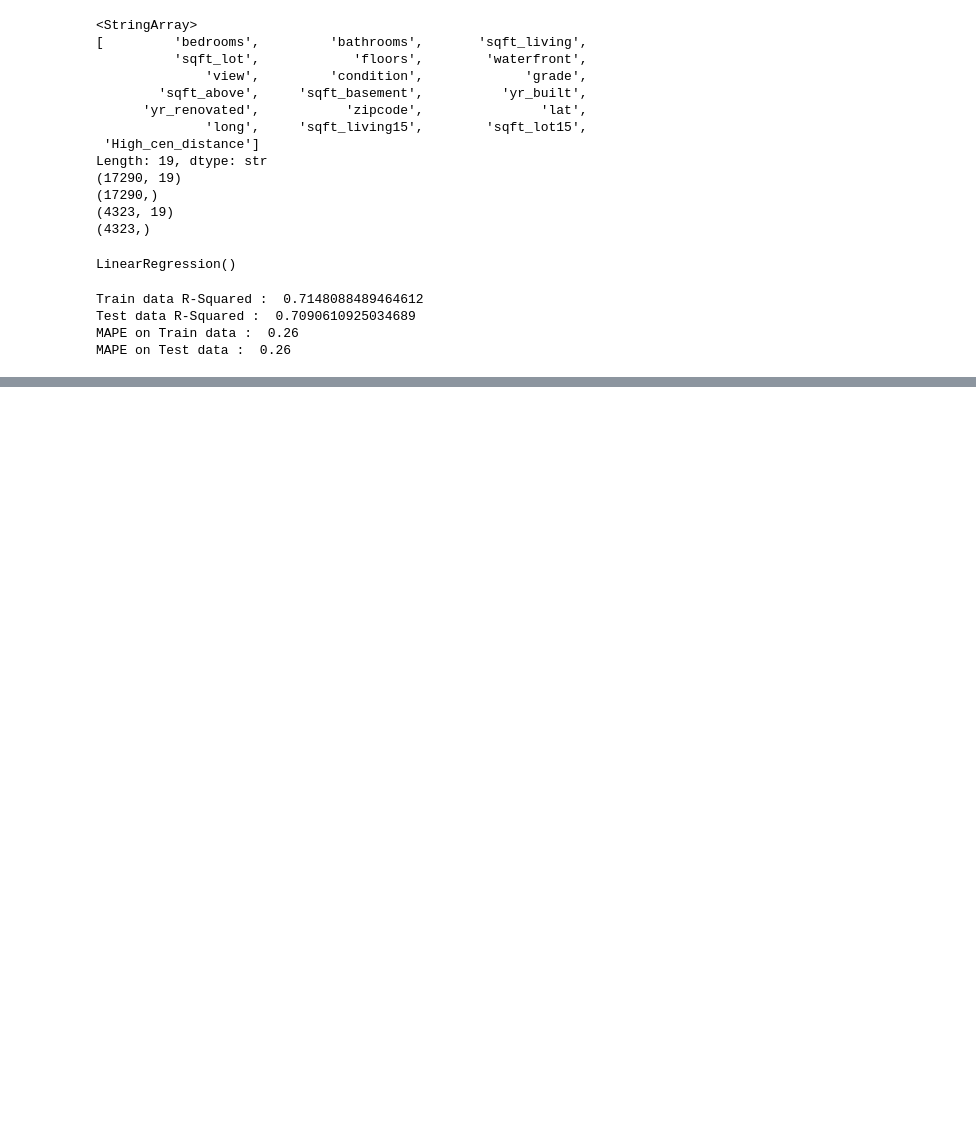
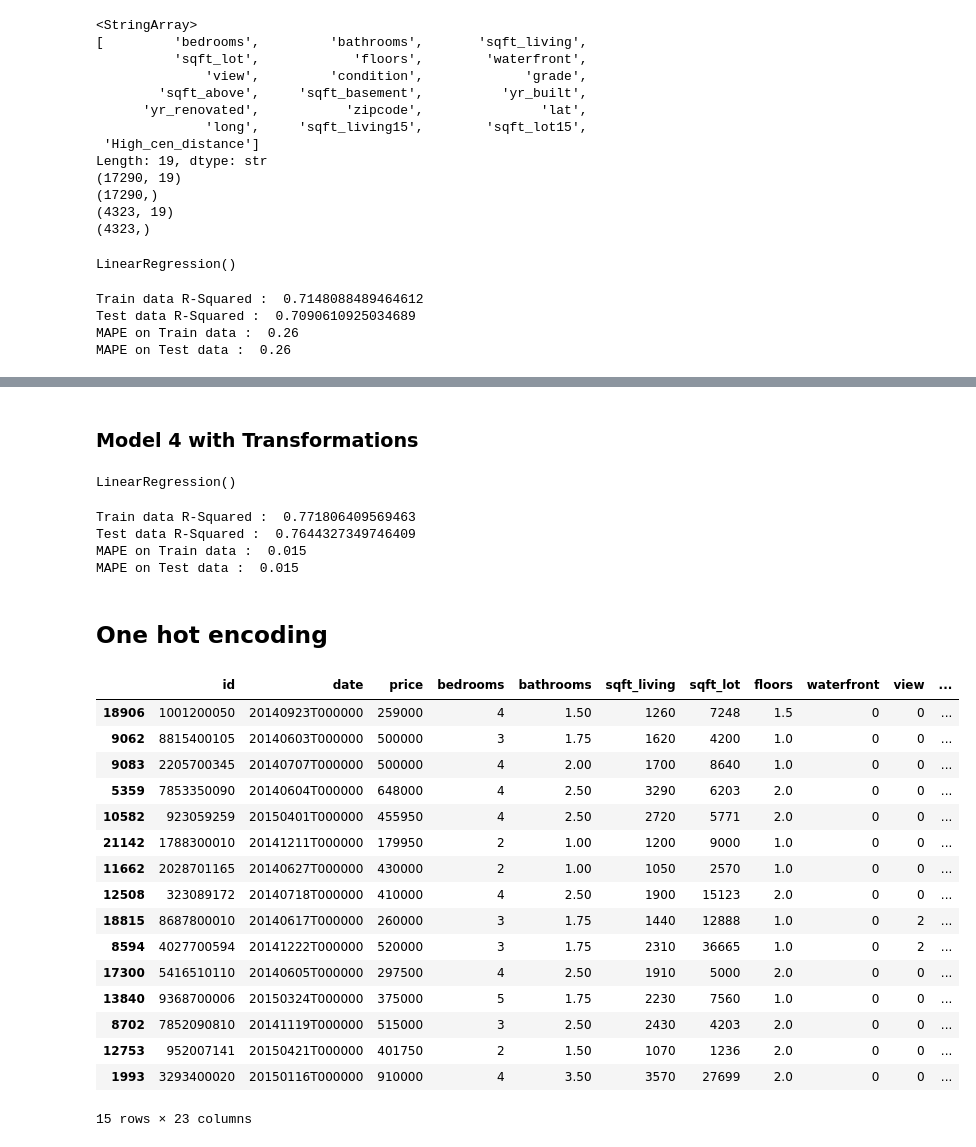
Before and after one commit to Sneha-sharma26/MLwithPy, a Jupyter notebook: feature_engg.ipynb, the cells around one changed output, grey strips where cells are left out. Cells and saved outputs as stored; diff of their text form; code cells hidden in the pictures; blank space fills up the shorter version.

```diff
--- a/feature_engg.ipynb
+++ b/feature_engg.ipynb
@@ -316,0 +353,60 @@ MAPE on Test data :  0.26
+# %% [markdown]
+### Model 4 with Transformations
+# %%
+# Model building after Transformations
+# Defining X and y data
+X = house_price_data[['bedrooms', 'bathrooms', 'sqft_living', 'sqft_lot', 'floors', 'waterfront', 'view', 'condition', 'grade', 'sqft_above', 'sqft_basement', 'yr_built', 'yr_renovated', 'zipcode', 'lat', 'long', 'sqft_living15', 'sqft_lot15']]
+
+y = house_price_data['log_price']
+
+from sklearn  import model_selection
+X_train, X_test, y_train, y_test = model_selection.train_test_split(X, y ,test_size=0.2, random_state=55)
+
+import sklearn
+model4 = sklearn.linear_model.LinearRegression()
+model4.fit(X_train, y_train)
+# %% [output]
+LinearRegression()
+# %%
+# Rsquared Calculation on Train data
+from sklearn import metrics
+y_pred_train=model4.predict(X_train)
+print("Train data R-Squared : ", metrics.r2_score(y_train,y_pred_train))
+
+# Rsquared Calculation on test data
+y_pred_test=model4.predict(X_test)
+print("Test data R-Squared : " , metrics.r2_score(y_test,y_pred_test))
+
+# MAPE
+print("MAPE on Train data : ", round(np.mean(np.abs(y_train - y_pred_train)/y_train),4))
+print("MAPE on Test data : ", round(np.mean(np.abs(y_test - y_pred_test)/y_test),4))
+
+# The accuracy has improved after log transformation of target variable but is not accepted in real world scenarios and industries.
+# %% [output]
+Train data R-Squared :  0.771806409569463
+Test data R-Squared :  0.7644327349746409
+MAPE on Train data :  0.015
+MAPE on Test data :  0.015
+# %% [markdown]
+## One hot encoding
+# %%
+# Checking all columns in the dataset
+house_price_data.columns
+# %% [output]
+|  | id | date | price | bedrooms | bathrooms | sqft_living | sqft_lot | floors | waterfront | view | ... |
+| 18906 | 1001200050 | 20140923T000000 | 259000 | 4 | 1.50 | 1260 | 7248 | 1.5 | 0 | 0 | ... |
+| 9062 | 8815400105 | 20140603T000000 | 500000 | 3 | 1.75 | 1620 | 4200 | 1.0 | 0 | 0 | ... |
+| 9083 | 2205700345 | 20140707T000000 | 500000 | 4 | 2.00 | 1700 | 8640 | 1.0 | 0 | 0 | ... |
+| 5359 | 7853350090 | 20140604T000000 | 648000 | 4 | 2.50 | 3290 | 6203 | 2.0 | 0 | 0 | ... |
+| 10582 | 923059259 | 20150401T000000 | 455950 | 4 | 2.50 | 2720 | 5771 | 2.0 | 0 | 0 | ... |
+| 21142 | 1788300010 | 20141211T000000 | 179950 | 2 | 1.00 | 1200 | 9000 | 1.0 | 0 | 0 | ... |
+| 11662 | 2028701165 | 20140627T000000 | 430000 | 2 | 1.00 | 1050 | 2570 | 1.0 | 0 | 0 | ... |
+| 12508 | 323089172 | 20140718T000000 | 410000 | 4 | 2.50 | 1900 | 15123 | 2.0 | 0 | 0 | ... |
+| 18815 | 8687800010 | 20140617T000000 | 260000 | 3 | 1.75 | 1440 | 12888 | 1.0 | 0 | 2 | ... |
+| 8594 | 4027700594 | 20141222T000000 | 520000 | 3 | 1.75 | 2310 | 36665 | 1.0 | 0 | 2 | ... |
+| 17300 | 5416510110 | 20140605T000000 | 297500 | 4 | 2.50 | 1910 | 5000 | 2.0 | 0 | 0 | ... |
+| 13840 | 9368700006 | 20150324T000000 | 375000 | 5 | 1.75 | 2230 | 7560 | 1.0 | 0 | 0 | ... |
+| 8702 | 7852090810 | 20141119T000000 | 515000 | 3 | 2.50 | 2430 | 4203 | 2.0 | 0 | 0 | ... |
+| 12753 | 952007141 | 20150421T000000 | 401750 | 2 | 1.50 | 1070 | 1236 | 2.0 | 0 | 0 | ... |
+| 1993 | 3293400020 | 20150116T000000 | 910000 | 4 | 3.50 | 3570 | 27699 | 2.0 | 0 | 0 | ... |
+15 rows × 23 columns
```
Also changed, not shown: parts of 19 cells of this notebook.
